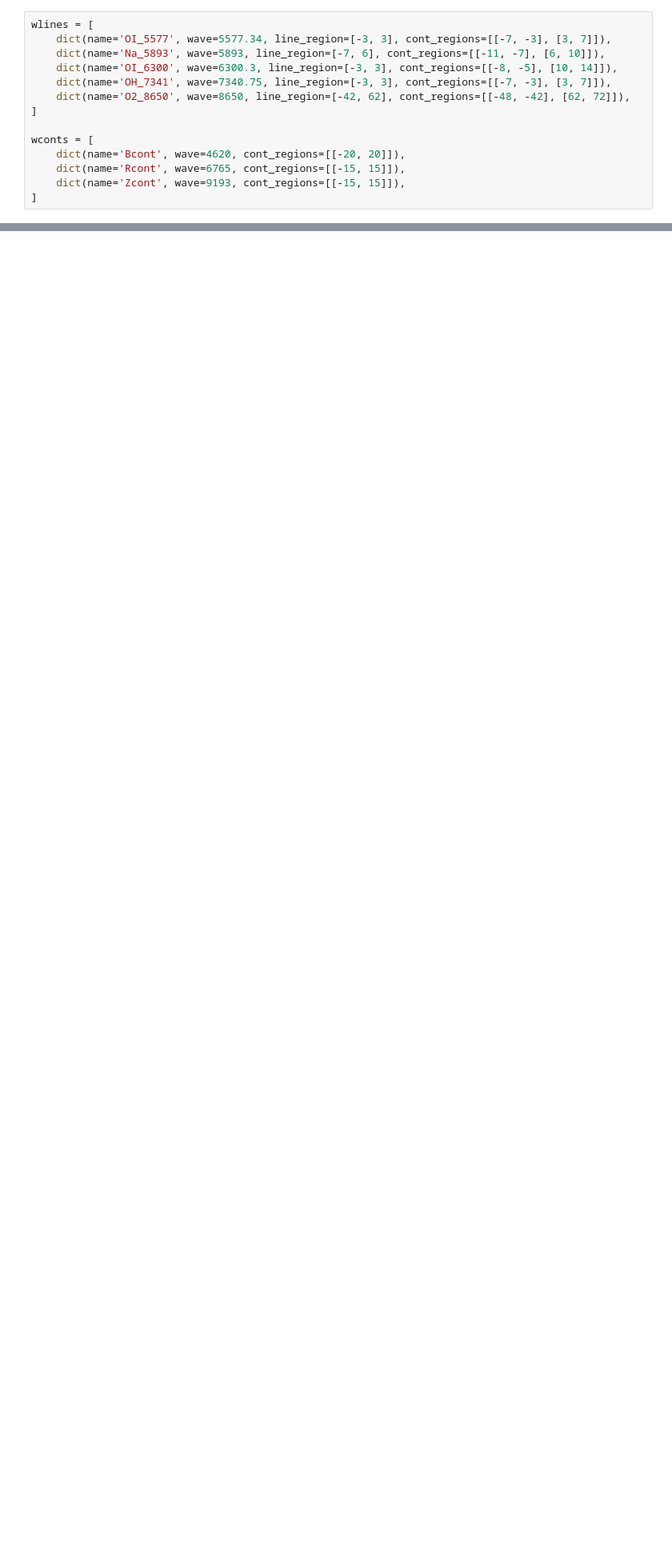
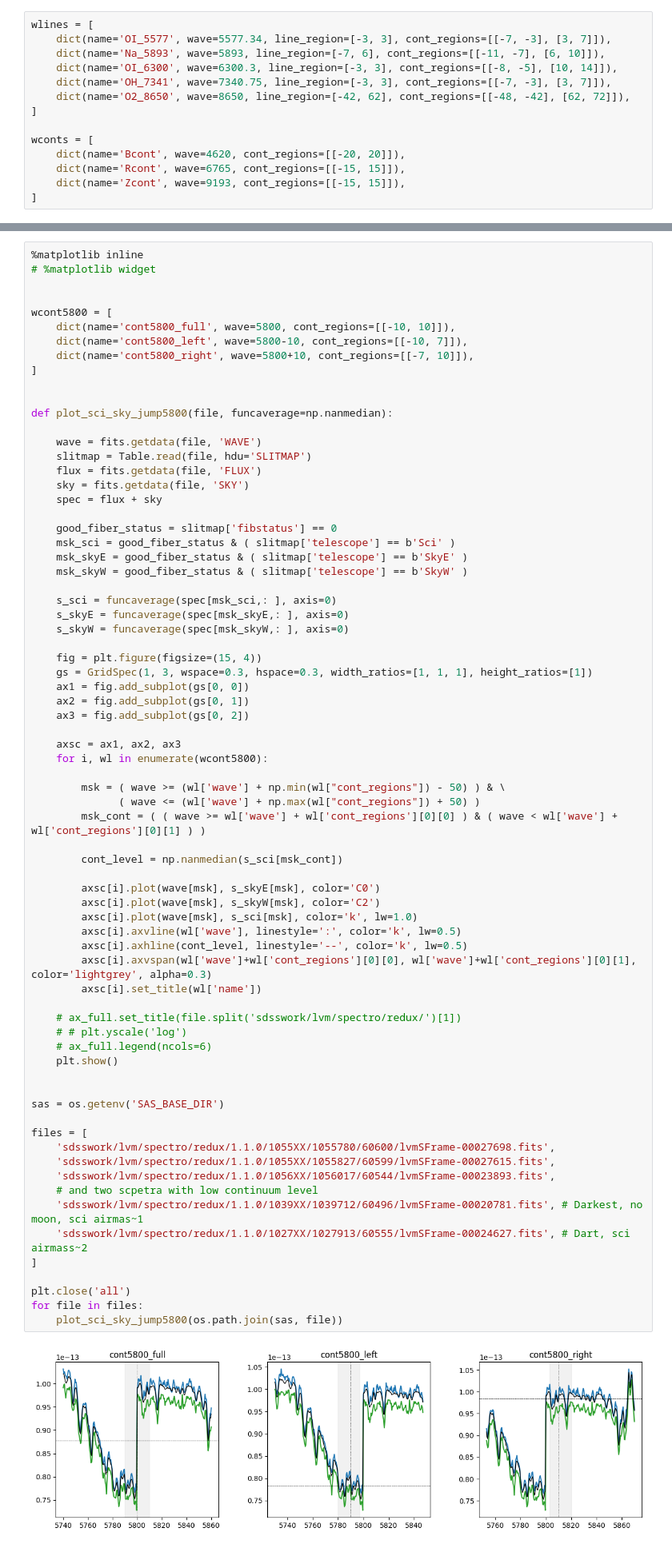
Before and after one commit to sdss/lvmsky, a Jupyter notebook: notebooks/Which_sky_metrics_use.ipynb, the cells around one changed output, grey strips where cells are left out. Shown at 80% size. Drawn from its saved outputs; the diff is of its cells as text; blank space fills up the shorter version.

Commit message:
Adding 5800 jump related metrics

```diff
--- a/notebooks/Which_sky_metrics_use.ipynb
+++ b/notebooks/Which_sky_metrics_use.ipynb
@@ -148,0 +177,74 @@ Now encorporate definitions of the metrics `wlines` and `wconts` into the script
+# %%
+%matplotlib inline
+# %matplotlib widget
+
+
+wcont5800 = [
+    dict(name='cont5800_full', wave=5800, cont_regions=[[-10, 10]]),
+    dict(name='cont5800_left', wave=5800-10, cont_regions=[[-10, 7]]),
+    dict(name='cont5800_right', wave=5800+10, cont_regions=[[-7, 10]]),
+]
+
+
+def plot_sci_sky_jump5800(file, funcaverage=np.nanmedian):
+
+    wave = fits.getdata(file, 'WAVE')
+    slitmap = Table.read(file, hdu='SLITMAP')
+    flux = fits.getdata(file, 'FLUX')
+    sky = fits.getdata(file, 'SKY')
+    spec = flux + sky
+
+    good_fiber_status = slitmap['fibstatus'] == 0
+    msk_sci = good_fiber_status & ( slitmap['telescope'] == b'Sci' )
+    msk_skyE = good_fiber_status & ( slitmap['telescope'] == b'SkyE' )
+    msk_skyW = good_fiber_status & ( slitmap['telescope'] == b'SkyW' )
+
+    s_sci = funcaverage(spec[msk_sci,: ], axis=0)
+    s_skyE = funcaverage(spec[msk_skyE,: ], axis=0)
+    s_skyW = funcaverage(spec[msk_skyW,: ], axis=0)
+
+    fig = plt.figure(figsize=(15, 4))
+    gs = GridSpec(1, 3, wspace=0.3, hspace=0.3, width_ratios=[1, 1, 1], height_ratios=[1])
+    ax1 = fig.add_subplot(gs[0, 0])
+    ax2 = fig.add_subplot(gs[0, 1])
+    ax3 = fig.add_subplot(gs[0, 2])
+
+    axsc = ax1, ax2, ax3
+    for i, wl in enumerate(wcont5800):
+
+        msk = ( wave >= (wl['wave'] + np.min(wl["cont_regions"]) - 50) ) & \
+              ( wave <= (wl['wave'] + np.max(wl["cont_regions"]) + 50) )
+        msk_cont = ( ( wave >= wl['wave'] + wl['cont_regions'][0][0] ) & ( wave < wl['wave'] + wl['cont_regions'][0][1] ) )
+
+        cont_level = np.nanmedian(s_sci[msk_cont])
+
+        axsc[i].plot(wave[msk], s_skyE[msk], color='C0')
+        axsc[i].plot(wave[msk], s_skyW[msk], color='C2')
+        axsc[i].plot(wave[msk], s_sci[msk], color='k', lw=1.0)
+        axsc[i].axvline(wl['wave'], linestyle=':', color='k', lw=0.5)
+        axsc[i].axhline(cont_level, linestyle='--', color='k', lw=0.5)
+        axsc[i].axvspan(wl['wave']+wl['cont_regions'][0][0], wl['wave']+wl['cont_regions'][0][1], color='lightgrey', alpha=0.3)
+        axsc[i].set_title(wl['name'])
+
+    # ax_full.set_title(file.split('sdsswork/lvm/spectro/redux/')[1])
+    # # plt.yscale('log')
+    # ax_full.legend(ncols=6)
+    plt.show()
+
+
+sas = os.getenv('SAS_BASE_DIR')
+
+files = [
+    'sdsswork/lvm/spectro/redux/1.1.0/1055XX/1055780/60600/lvmSFrame-00027698.fits',
+    'sdsswork/lvm/spectro/redux/1.1.0/1055XX/1055827/60599/lvmSFrame-00027615.fits',
+    'sdsswork/lvm/spectro/redux/1.1.0/1056XX/1056017/60544/lvmSFrame-00023893.fits',
+    # and two scpetra with low continuum level
+    'sdsswork/lvm/spectro/redux/1.1.0/1039XX/1039712/60496/lvmSFrame-00020781.fits', # Darkest, no moon, sci airmas~1
+    'sdsswork/lvm/spectro/redux/1.1.0/1027XX/1027913/60555/lvmSFrame-00024627.fits', # Dart, sci airmass~2
+]
+
+plt.close('all')
+for file in files:
+    plot_sci_sky_jump5800(os.path.join(sas, file))
+# %% [output]
+[figure, added]
```
Also changed, not shown: parts of 7 cells of this notebook, 1 other file.
